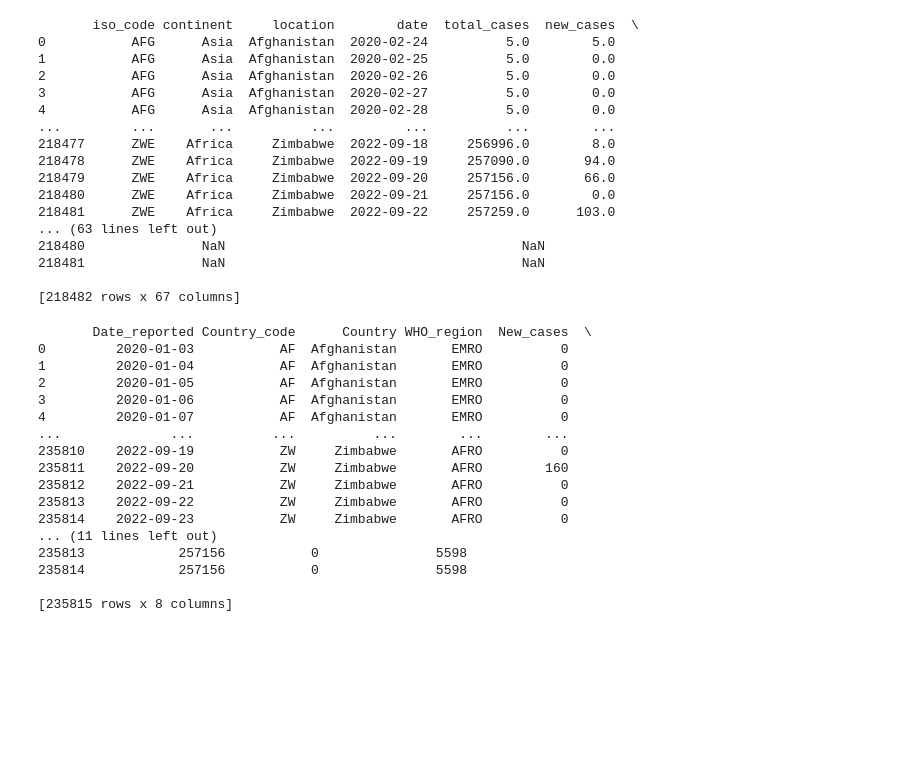
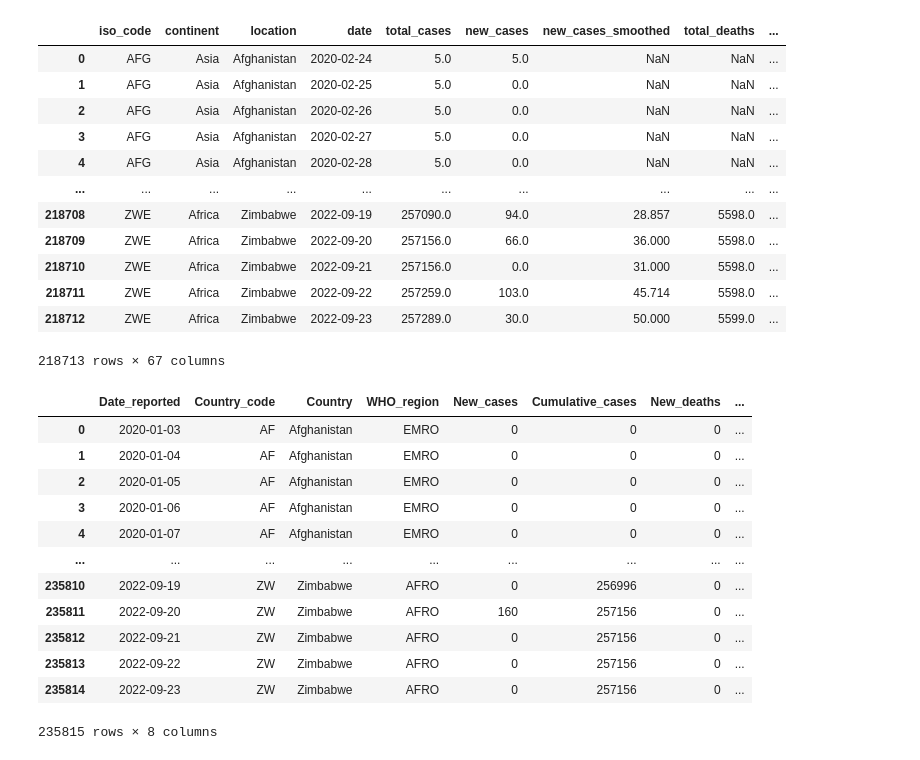
Before and after one commit to IT4063C-Fall22/final-project-zhukv98, a Jupyter notebook: source.ipynb, the cells around one changed output. Saved outputs shown, nothing was run; the diff lists cells and outputs as text; code cells hidden in the pictures; blank space fills up the shorter version.

```diff
--- a/source.ipynb
+++ b/source.ipynb
@@ -49,46 +48,40 @@ print(response.text)
 # %%
 # Database
 owidCovidURL = 'https://raw.githubusercontent.com/owid/covid-19-data/master/public/data/owid-covid-data.csv'
 owidCovidDf = pd.read_csv(owidCovidURL)
-print(owidCovidDf)
+pd.set_option('display.max_columns', None)
+owidCovidDf
 # %% [output]
+|  | iso_code | continent | location | date | total_cases | new_cases | new_cases_smoothed | total_deaths | ... |
+| 0 | AFG | Asia | Afghanistan | 2020-02-24 | 5.0 | 5.0 | NaN | NaN | ... |
+| 1 | AFG | Asia | Afghanistan | 2020-02-25 | 5.0 | 0.0 | NaN | NaN | ... |
+| 2 | AFG | Asia | Afghanistan | 2020-02-26 | 5.0 | 0.0 | NaN | NaN | ... |
+| 3 | AFG | Asia | Afghanistan | 2020-02-27 | 5.0 | 0.0 | NaN | NaN | ... |
+| 4 | AFG | Asia | Afghanistan | 2020-02-28 | 5.0 | 0.0 | NaN | NaN | ... |
+| ... | ... | ... | ... | ... | ... | ... | ... | ... | ... |
+| 218708 | ZWE | Africa | Zimbabwe | 2022-09-19 | 257090.0 | 94.0 | 28.857 | 5598.0 | ... |
+| 218709 | ZWE | Africa | Zimbabwe | 2022-09-20 | 257156.0 | 66.0 | 36.000 | 5598.0 | ... |
+| 218710 | ZWE | Africa | Zimbabwe | 2022-09-21 | 257156.0 | 0.0 | 31.000 | 5598.0 | ... |
+| 218711 | ZWE | Africa | Zimbabwe | 2022-09-22 | 257259.0 | 103.0 | 45.714 | 5598.0 | ... |
+| 218712 | ZWE | Africa | Zimbabwe | 2022-09-23 | 257289.0 | 30.0 | 50.000 | 5599.0 | ... |
-       iso_code continent     location        date  total_cases  new_cases  \
-0           AFG      Asia  Afghanistan  2020-02-24          5.0        5.0
-1           AFG      Asia  Afghanistan  2020-02-25          5.0        0.0
-2           AFG      Asia  Afghanistan  2020-02-26          5.0        0.0
-3           AFG      Asia  Afghanistan  2020-02-27          5.0        0.0
-4           AFG      Asia  Afghanistan  2020-02-28          5.0        0.0
-...         ...       ...          ...         ...          ...        ...
-218477      ZWE    Africa     Zimbabwe  2022-09-18     256996.0        8.0
-218478      ZWE    Africa     Zimbabwe  2022-09-19     257090.0       94.0
-218479      ZWE    Africa     Zimbabwe  2022-09-20     257156.0       66.0
-218480      ZWE    Africa     Zimbabwe  2022-09-21     257156.0        0.0
-218481      ZWE    Africa     Zimbabwe  2022-09-22     257259.0      103.0
-... (63 lines left out)
-218480               NaN                                      NaN
-218481               NaN                                      NaN
-
-[218482 rows x 67 columns]
+218713 rows × 67 columns
 # %%
 # Database or File
 whoCovidURL = 'https://covid19.who.int/WHO-COVID-19-global-data.csv'
 whoCovidDf = pd.read_csv(whoCovidURL)
-print(whoCovidDf)
+pd.set_option('display.max_columns', None)
+whoCovidDf
 # %% [output]
+|  | Date_reported | Country_code | Country | WHO_region | New_cases | Cumulative_cases | New_deaths | ... |
+| 0 | 2020-01-03 | AF | Afghanistan | EMRO | 0 | 0 | 0 | ... |
+| 1 | 2020-01-04 | AF | Afghanistan | EMRO | 0 | 0 | 0 | ... |
+| 2 | 2020-01-05 | AF | Afghanistan | EMRO | 0 | 0 | 0 | ... |
+| 3 | 2020-01-06 | AF | Afghanistan | EMRO | 0 | 0 | 0 | ... |
+| 4 | 2020-01-07 | AF | Afghanistan | EMRO | 0 | 0 | 0 | ... |
+| ... | ... | ... | ... | ... | ... | ... | ... | ... |
+| 235810 | 2022-09-19 | ZW | Zimbabwe | AFRO | 0 | 256996 | 0 | ... |
+| 235811 | 2022-09-20 | ZW | Zimbabwe | AFRO | 160 | 257156 | 0 | ... |
+| 235812 | 2022-09-21 | ZW | Zimbabwe | AFRO | 0 | 257156 | 0 | ... |
+| 235813 | 2022-09-22 | ZW | Zimbabwe | AFRO | 0 | 257156 | 0 | ... |
+| 235814 | 2022-09-23 | ZW | Zimbabwe | AFRO | 0 | 257156 | 0 | ... |
-       Date_reported Country_code      Country WHO_region  New_cases  \
-0         2020-01-03           AF  Afghanistan       EMRO          0
-1         2020-01-04           AF  Afghanistan       EMRO          0
-2         2020-01-05           AF  Afghanistan       EMRO          0
-3         2020-01-06           AF  Afghanistan       EMRO          0
-4         2020-01-07           AF  Afghanistan       EMRO          0
-...              ...          ...          ...        ...        ...
-235810    2022-09-19           ZW     Zimbabwe       AFRO          0
-235811    2022-09-20           ZW     Zimbabwe       AFRO        160
-235812    2022-09-21           ZW     Zimbabwe       AFRO          0
-235813    2022-09-22           ZW     Zimbabwe       AFRO          0
-235814    2022-09-23           ZW     Zimbabwe       AFRO          0
-... (11 lines left out)
-235813            257156           0               5598
-235814            257156           0               5598
-
-[235815 rows x 8 columns]
+235815 rows × 8 columns
```
Also changed, not shown: parts of 3 cells of this notebook.
